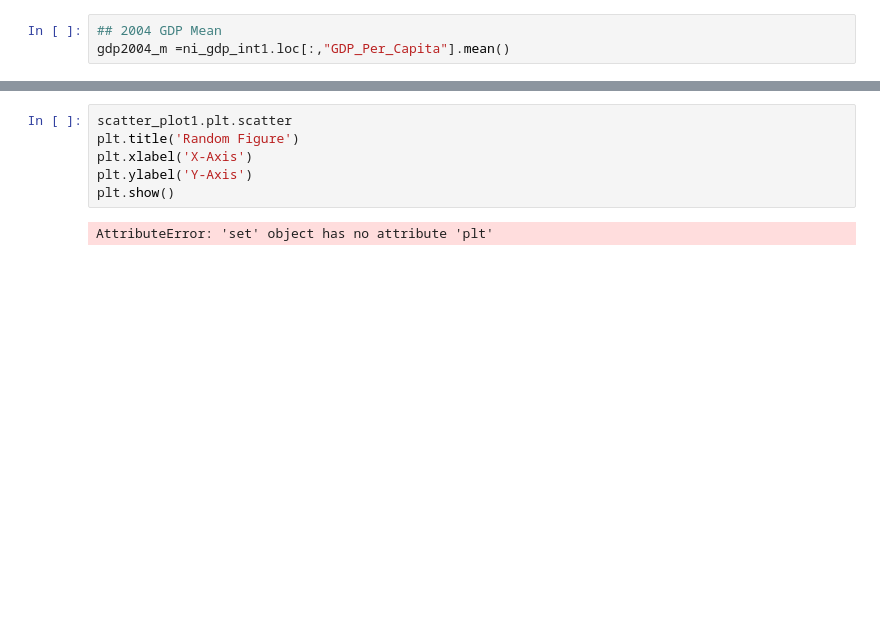
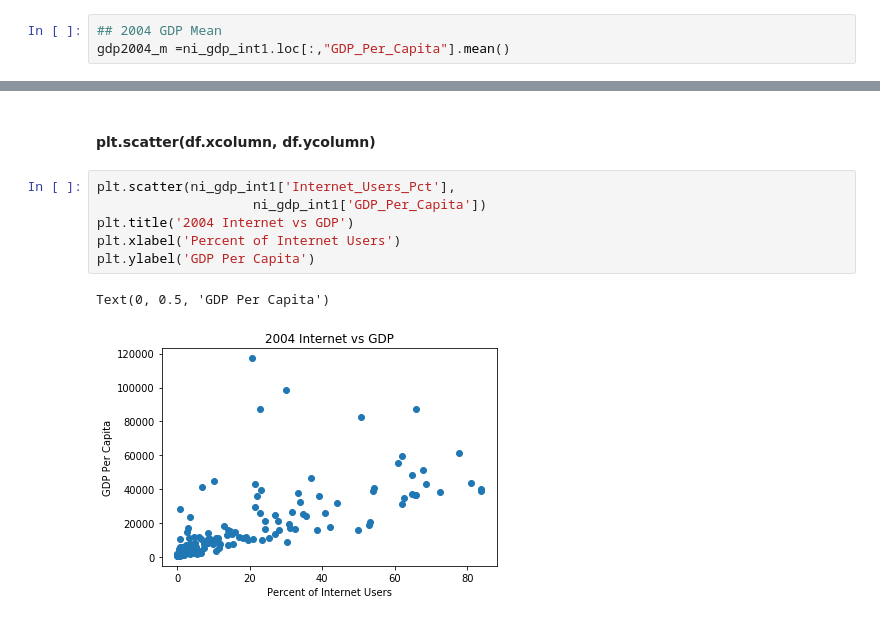
Before and after one commit to Jess-Morrison/UN_Data_Python-, a Jupyter notebook: notebooks/UN_DATA.ipynb, the cells around one changed output, grey strips where cells are left out. Cells and saved outputs as stored; diff of their text form; blank space fills up the shorter version.

```diff
--- a/notebooks/UN_DATA.ipynb
+++ b/notebooks/UN_DATA.ipynb
@@ -346,8 +325,11 @@ SyntaxError: invalid syntax (<ipython-input-46-c52bc5a6f45b>, line 3)
-# %%
-scatter_plot1.plt.scatter
-plt.title('Random Figure')
-plt.xlabel('X-Axis')
-plt.ylabel('Y-Axis')
-plt.show()
-# %% [output]
-AttributeError: 'set' object has no attribute 'plt'
+# %% [markdown]
+#### plt.scatter(df.xcolumn, df.ycolumn)
+# %%
+plt.scatter(ni_gdp_int1['Internet_Users_Pct'],
+                    ni_gdp_int1['GDP_Per_Capita'])
+plt.title('2004 Internet vs GDP')
+plt.xlabel('Percent of Internet Users')
+plt.ylabel('GDP Per Capita')
+# %% [output]
+Text(0, 0.5, 'GDP Per Capita')
+[figure, added]
```
Also changed, not shown: parts of 13 cells of this notebook.
